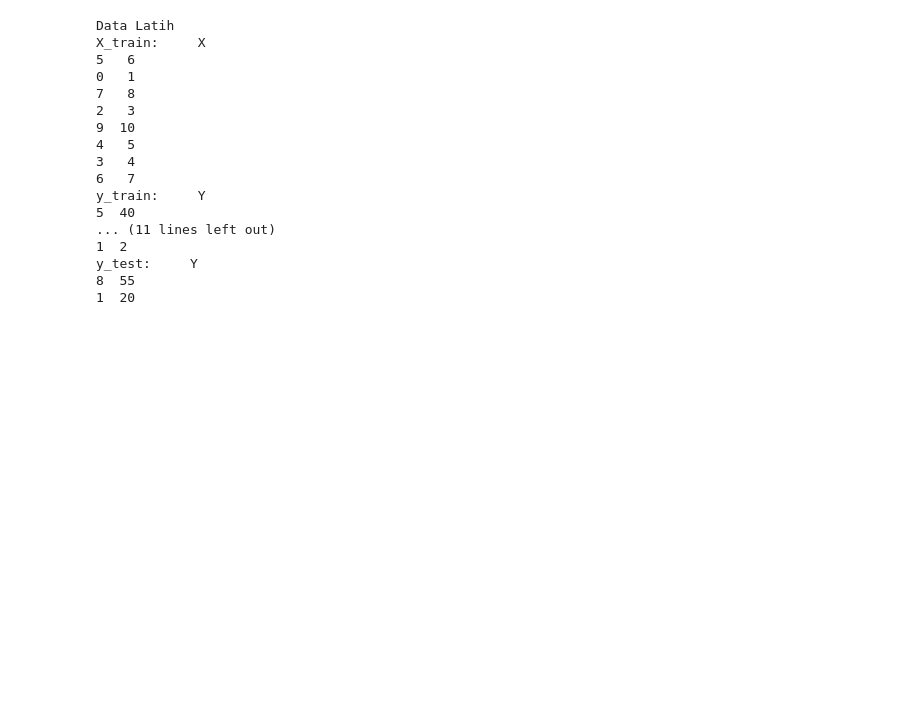
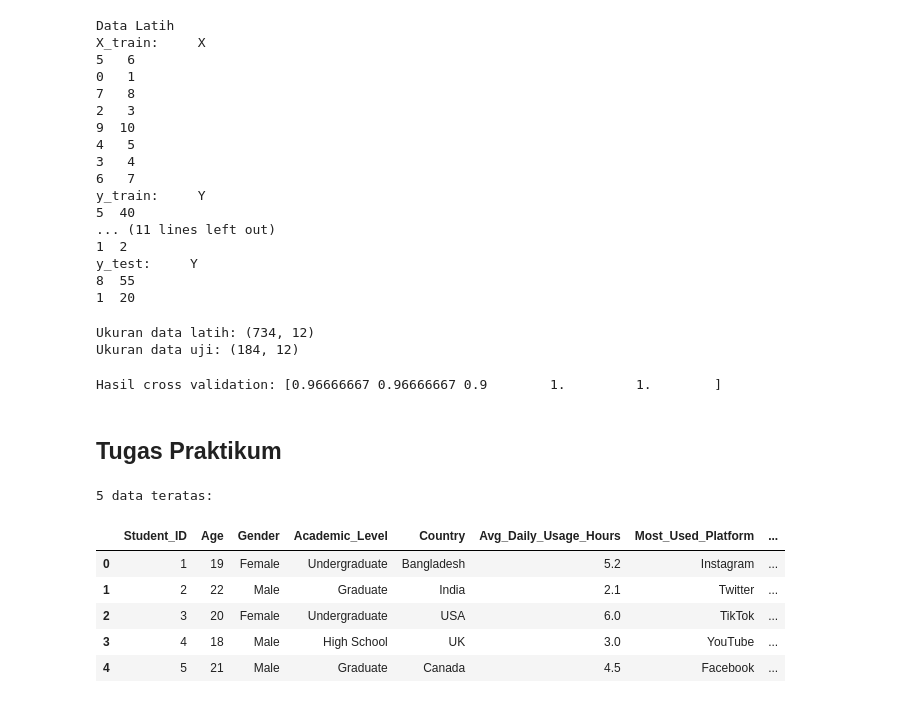
Before and after one commit to azkbrqlna/2025-AI-Praktikum, a Jupyter notebook: Jobsheet7.ipynb, the cells around one changed output. Cells and saved outputs as stored; diff of their text form; code cells hidden in the pictures; blank space fills up the shorter version.

Commit message:
add : Tugas  Praktikum

```diff
--- a/Jobsheet7.ipynb
+++ b/Jobsheet7.ipynb
@@ -160,3 +160,69 @@ y_train:     Y
 y_test:     Y
 8  55
 1  20
+# %%
+from sklearn.model_selection import train_test_split
+import pandas as pd
+
+# Import data heart.csv
+df = pd.read_csv('heart.csv');
+df
+
+# ambil 13 data dan masukan kedalam variabel data
+data = df.iloc[:, :13]
+data
+
+# Rubah data ke array
+data = data.values
+data
+
+# Masukan data pada kolom terakhir dan masukan kedalam variabel label
+label = df.iloc[:, -1]
+label
+
+# Rubah data ke array
+label = label.values
+label
+
+# Bagi data menjadi data training dan data testing
+data_train, data_test, label_train, label_test = train_test_split(data, label, test_size=0.2, random_state=42)
+
+print('Ukuran data latih:', data_train.shape)
+print('Ukuran data uji:', data_test.shape)
+# %% [output]
+Ukuran data latih: (734, 12)
+Ukuran data uji: (184, 12)
+# %%
+from sklearn.model_selection import cross_val_score
+from sklearn.tree import DecisionTreeClassifier
+from sklearn.datasets import load_iris
+
+# Load dataset iris
+iris = load_iris()
+data = iris.data
+label = iris.target
+
+# membuat model Decision Tree
+dt = DecisionTreeClassifier()
+
+# melakukan 5-fold cross validation
+scores = cross_val_score(dt, data, label, cv=5)
+
+# menampilkan hasil cross validation
+print('Hasil cross validation:', scores)
+# %% [output]
+Hasil cross validation: [0.96666667 0.96666667 0.9        1.         1.        ]
+# %% [markdown]
+## Tugas Praktikum
+# %%
+df = pd.read_csv('SocialMediaAddiction.csv')
+print("\n5 data teratas:")
+df.head()
+# %% [output]
+5 data teratas:
+|  | Student_ID | Age | Gender | Academic_Level | Country | Avg_Daily_Usage_Hours | Most_Used_Platform | ... |
+| 0 | 1 | 19 | Female | Undergraduate | Bangladesh | 5.2 | Instagram | ... |
+| 1 | 2 | 22 | Male | Graduate | India | 2.1 | Twitter | ... |
+| 2 | 3 | 20 | Female | Undergraduate | USA | 6.0 | TikTok | ... |
+| 3 | 4 | 18 | Male | High School | UK | 3.0 | YouTube | ... |
+| 4 | 5 | 21 | Male | Graduate | Canada | 4.5 | Facebook | ... |
```
